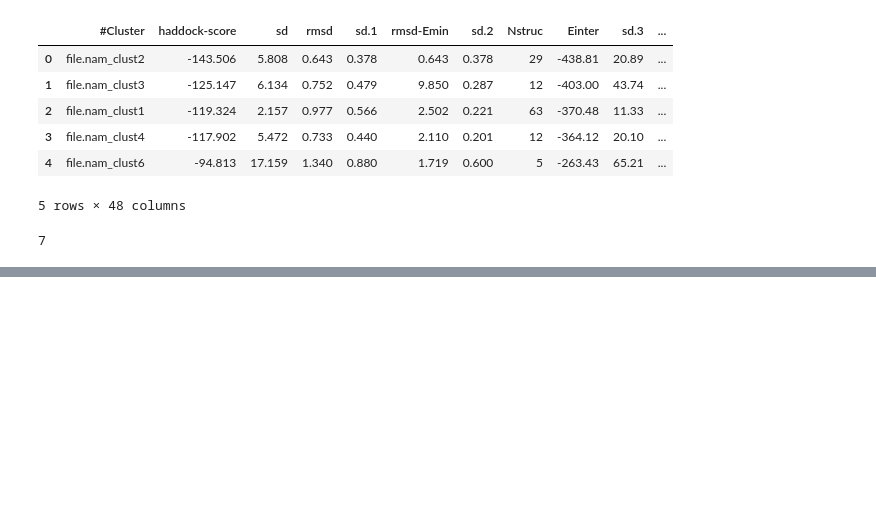
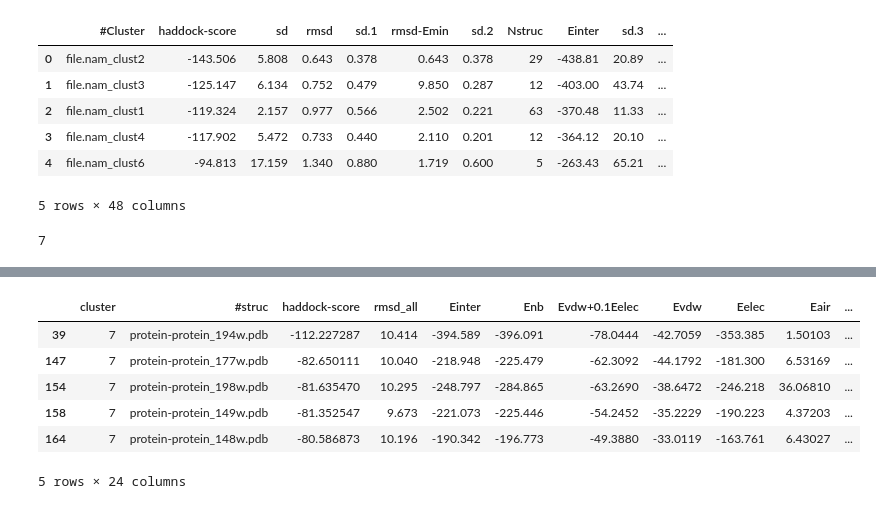
Before and after one commit to cbstanley/docking, a Jupyter notebook: haddock_plots.ipynb, the cells around one changed output, grey strips where cells are left out. Cells and saved outputs as stored; diff of their text form; code cells hidden in the pictures; blank space fills up the shorter version.

Commit message:
analyze clusters

```diff
--- a/haddock_plots.ipynb
+++ b/haddock_plots.ipynb
@@ -61,0 +64,4 @@ plt.show()
+# %%
+# list clusters
+for index, row in clusters.iterrows():
+    print(row['#Cluster'])
@@ -61,0 +76,38 @@ plt.show()
+# %%
+# Add a cluster col to structures
+structures.insert(0, 'cluster', 0)
+# %%
+# TODO:
+# determine # clusters
+# load cluster files, e.g.: file.nam_clust1
+# plot HS vs rmsd (cluster colored)
+
+total = 0
+
+# for clust in clusters['#Cluster']():
+# for clusters['#Cluster'], name in clusters.items():
+for item in clusters['#Cluster']:
+#     print(item)
+    nam_clust = pd.read_csv(f'run1/structures/it1/water/{item}', sep=' ', header=None)
+    nam_clust.columns = [item]
+#     print(nam_clust[item][0])
+
+    print(len(nam_clust))
+    total += len(nam_clust)
+
+    # cluster #:
+    clust_num = nam_clust.columns.str.split('file.nam_clust').str[-1].item()
+#     print(clust_num)
+
+    for pdb in nam_clust[item]:
+#         print(pdb)
+        row = structures.loc[structures['#struc'] == pdb].index.item()
+#         print(row)
+        structures.at[row, 'cluster'] = clust_num
+
+print(f'total in clusters = {total}')
+print(f'all labeled 0 are "other"')
+
+# clusters['#Cluster'][0]
+
+# structures.loc[structures['#struc'] == nam_clust]
@@ -61,0 +124,11 @@ plt.show()
+# %%
+# check a cluster
+structures[structures['cluster'] == 7]
+# %% [output]
+|  | cluster | #struc | haddock-score | rmsd_all | Einter | Enb | Evdw+0.1Eelec | Evdw | Eelec | Eair | ... |
+| 39 | 7 | protein-protein_194w.pdb | -112.227287 | 10.414 | -394.589 | -396.091 | -78.0444 | -42.7059 | -353.385 | 1.50103 | ... |
+| 147 | 7 | protein-protein_177w.pdb | -82.650111 | 10.040 | -218.948 | -225.479 | -62.3092 | -44.1792 | -181.300 | 6.53169 | ... |
+| 154 | 7 | protein-protein_198w.pdb | -81.635470 | 10.295 | -248.797 | -284.865 | -63.2690 | -38.6472 | -246.218 | 36.06810 | ... |
+| 158 | 7 | protein-protein_149w.pdb | -81.352547 | 9.673 | -221.073 | -225.446 | -54.2452 | -35.2229 | -190.223 | 4.37203 | ... |
+| 164 | 7 | protein-protein_148w.pdb | -80.586873 | 10.196 | -190.342 | -196.773 | -49.3880 | -33.0119 | -163.761 | 6.43027 | ... |
+5 rows × 24 columns
```
Also changed, not shown: parts of 5 cells of this notebook.
